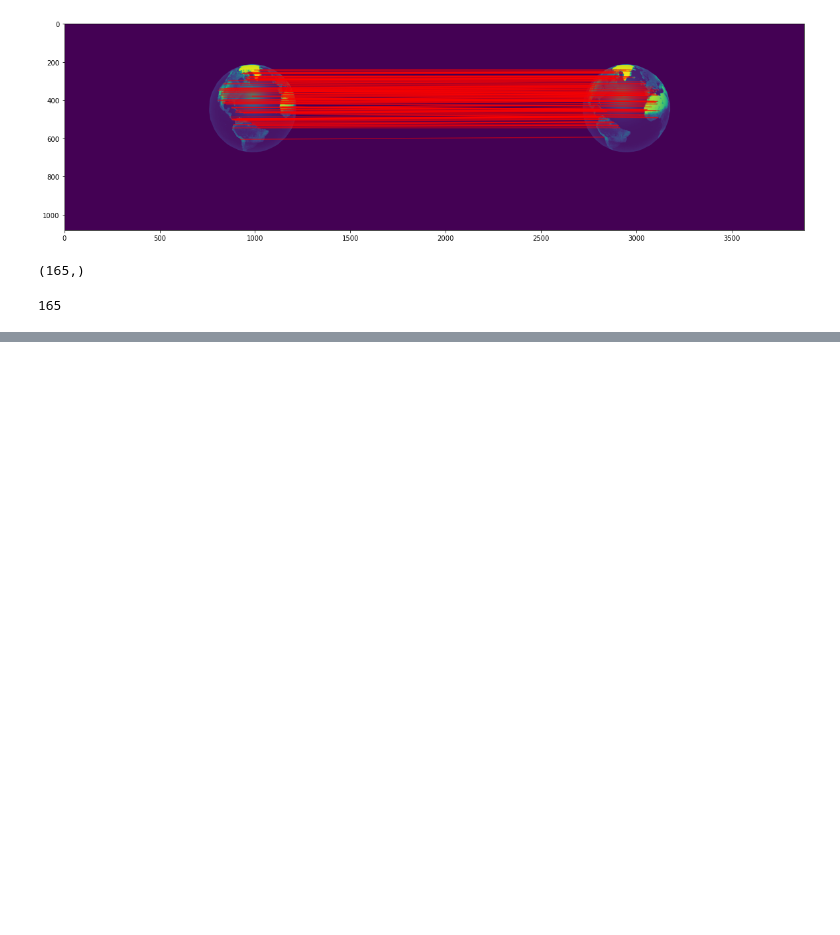
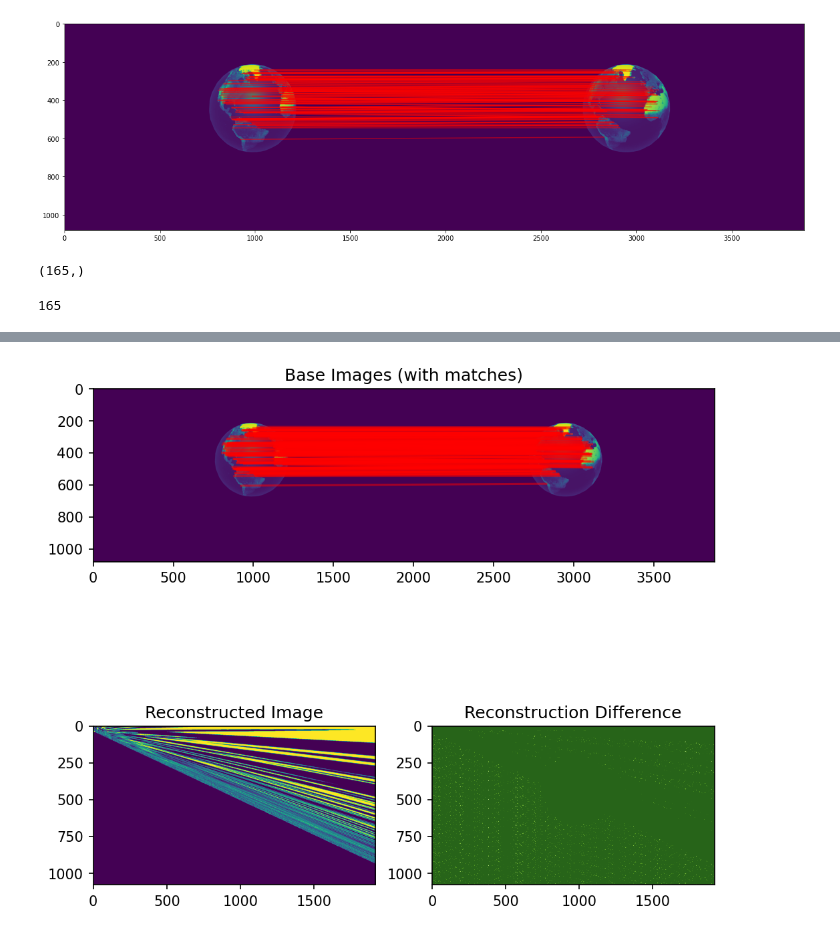
Before and after one commit to awadbs/cv-estimate-volume, a Jupyter notebook: volume-estimation.ipynb, the cells around one changed output, grey strips where cells are left out. Drawn from its saved outputs; the diff is of its cells as text; code cells hidden in the pictures; blank space fills up the shorter version.

Commit message:
Added visualization of feature matches and homography

```diff
--- a/volume-estimation.ipynb
+++ b/volume-estimation.ipynb
@@ -259,0 +242,21 @@ shape of A is  2 9
+# %%
+def visualize_computed_transform(image_base, image_transformed, H, matches):
+    fig = plt.figure(figsize=(8, 8), dpi=150)
+    tmat = np.linalg.inv(H)
+    image_rec = transform_image(image_transformed, tmat)
+
+    # Plotting
+    ax = plt.subplot(2, 1, 1)
+    visualize_matches(image_base, image_transformed, matches, ax)
+    plt.title('Base Images (with matches)')
+    ax = plt.subplot(2, 2, 3)
+    plt.imshow(image_rec, vmin=0, vmax=1)
+    plt.title('Reconstructed Image')
+    ax = plt.subplot(2, 2, 4)
+    plt.imshow(image_base - image_rec, vmin=-0.3, vmax=0.3, cmap='PiYG')
+    plt.title('Reconstruction Difference')
+# %%
+#np_matches = np.array([[fa.x, fa.y, fb.x, fb.y] for fa, fb in matches])
+visualize_computed_transform(test1[:,:,0], test2[:,:,0], h_graph, matches1)
+# %% [output]
+[figure, added]
```
Also changed, not shown: parts of 1 cell of this notebook.
